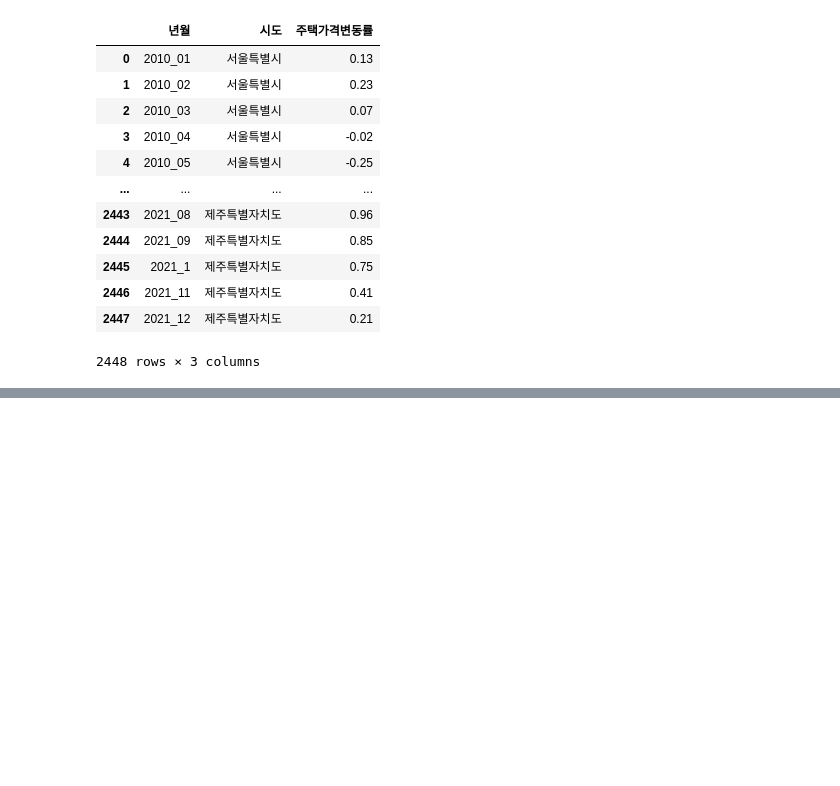
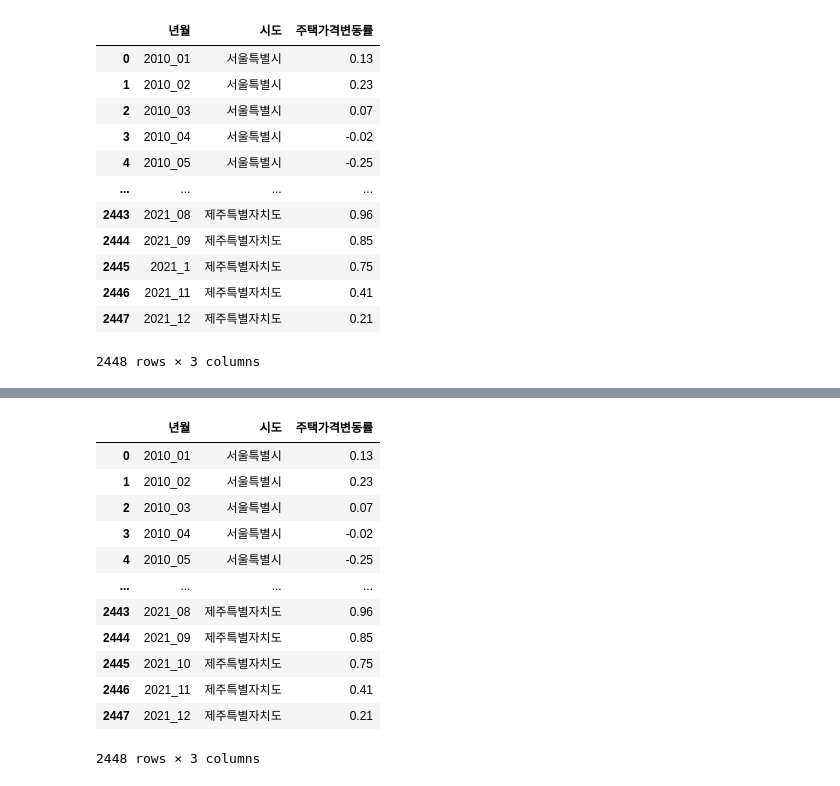
Before and after one commit to ThatHomr/project_2, a Jupyter notebook: project_2_file/waj.py/주택매매가격변동률/주택매매가격변동률3.ipynb, the cells around one changed output, grey strips where cells are left out. Cells and saved outputs as stored; diff of their text form; code cells hidden in the pictures; blank space fills up the shorter version.

```diff
--- a/project_2_file/waj.py/주택매매가격변동률/주택매매가격변동률3.ipynb
+++ b/project_2_file/waj.py/주택매매가격변동률/주택매매가격변동률3.ipynb
@@ -126,0 +136,20 @@ df
+# %%
+mask = df['년월'].str.endswith('_1')
+# %%
+df.loc[mask, '년월'] = df.loc[mask, '년월'].str.replace('_1', '_10')
+# %%
+df
+# %% [output]
+|  | 년월 | 시도 | 주택가격변동률 |
+| 0 | 2010_01 | 서울특별시 | 0.13 |
+| 1 | 2010_02 | 서울특별시 | 0.23 |
+| 2 | 2010_03 | 서울특별시 | 0.07 |
+| 3 | 2010_04 | 서울특별시 | -0.02 |
+| 4 | 2010_05 | 서울특별시 | -0.25 |
+| ... | ... | ... | ... |
+| 2443 | 2021_08 | 제주특별자치도 | 0.96 |
+| 2444 | 2021_09 | 제주특별자치도 | 0.85 |
+| 2445 | 2021_10 | 제주특별자치도 | 0.75 |
+| 2446 | 2021_11 | 제주특별자치도 | 0.41 |
+| 2447 | 2021_12 | 제주특별자치도 | 0.21 |
+2448 rows × 3 columns
```
Also changed, not shown: parts of 13 cells of this notebook, 21 other files.
